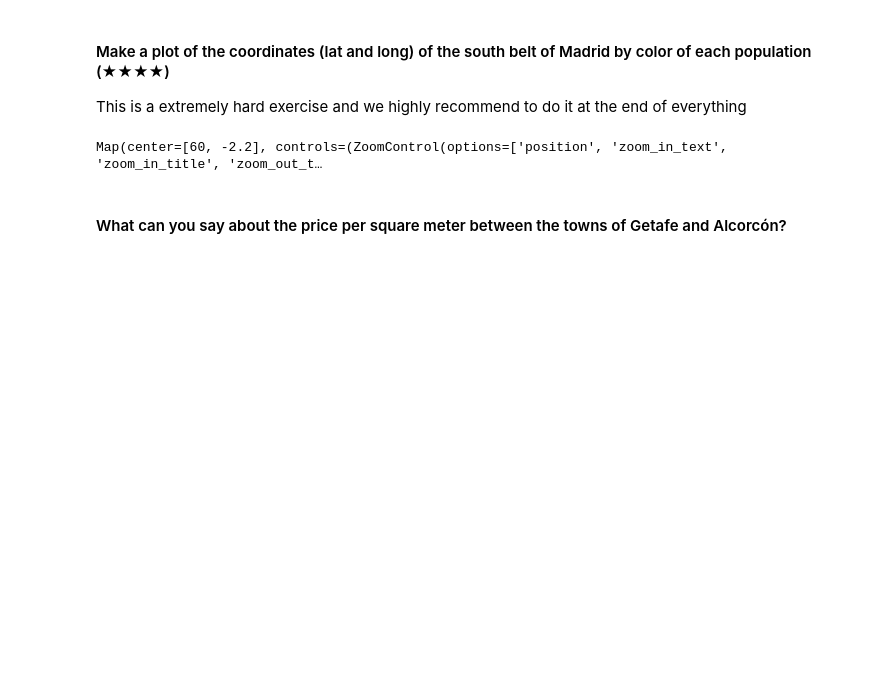
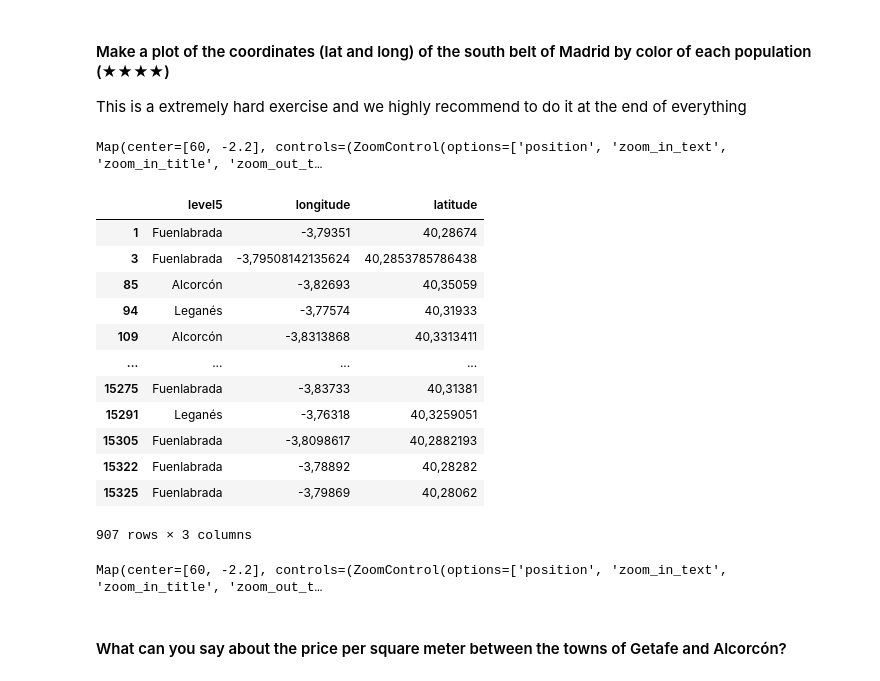
Before and after one commit to 4GeeksAcademy/realestate-datacleanup-exercise, a Jupyter notebook: project.ipynb, the cells around one changed output. Drawn from its saved outputs; the diff is of its cells as text; code cells hidden in the pictures; blank space fills up the shorter version.

```diff
--- a/project.ipynb
+++ b/project.ipynb
@@ -287,6 +288,40 @@ map = Map(center = (60, -2.2), zoom = 2, min_zoom = 1, max_zoom = 20,
 map
 # %% [output]
 Map(center=[60, -2.2], controls=(ZoomControl(options=['position', 'zoom_in_text', 'zoom_in_title', 'zoom_out_t…
+# %%
+df3 = df[df['level5'].isin(('Fuenlabrada', 'Leganés', 'Getafe', 'Alcorcón'))]
+df3 = df3[['level5', 'longitude', 'latitude']]
+df3
+# %% [output]
+|  | level5 | longitude | latitude |
+| 1 | Fuenlabrada | -3,79351 | 40,28674 |
+| 3 | Fuenlabrada | -3,79508142135624 | 40,2853785786438 |
+| 85 | Alcorcón | -3,82693 | 40,35059 |
+| 94 | Leganés | -3,77574 | 40,31933 |
+| 109 | Alcorcón | -3,8313868 | 40,3313411 |
+| ... | ... | ... | ... |
+| 15275 | Fuenlabrada | -3,83733 | 40,31381 |
+| 15291 | Leganés | -3,76318 | 40,3259051 |
+| 15305 | Fuenlabrada | -3,8098617 | 40,2882193 |
+| 15322 | Fuenlabrada | -3,78892 | 40,28282 |
+| 15325 | Fuenlabrada | -3,79869 | 40,28062 |
+907 rows × 3 columns
+# %%
+from ipyleaflet import Marker
+from ipyleaflet import Map, basemaps
+map = Map(center = (60, -2.2), zoom = 8,
+         min_zoom = 1, max_zoom = 20,
+            basemap=basemaps.Stamen.Terrain)
+
+for name, lon, lat in df3[['level5', 'longitude', 'latitude']].values:
+    marker = Marker(location=(lat, lon), draggable=False, title=name, alt=name)
+    map.add_layer(marker)
+
+map.layout.height="550px"
+
+map
+# %% [output]
+Map(center=[60, -2.2], controls=(ZoomControl(options=['position', 'zoom_in_text', 'zoom_in_title', 'zoom_out_t…
 # %% [markdown]
 #### What can you say about the price per square meter between the towns of Getafe and Alcorcón?
 # %%
```
Also changed, not shown: parts of 1 cell of this notebook.
